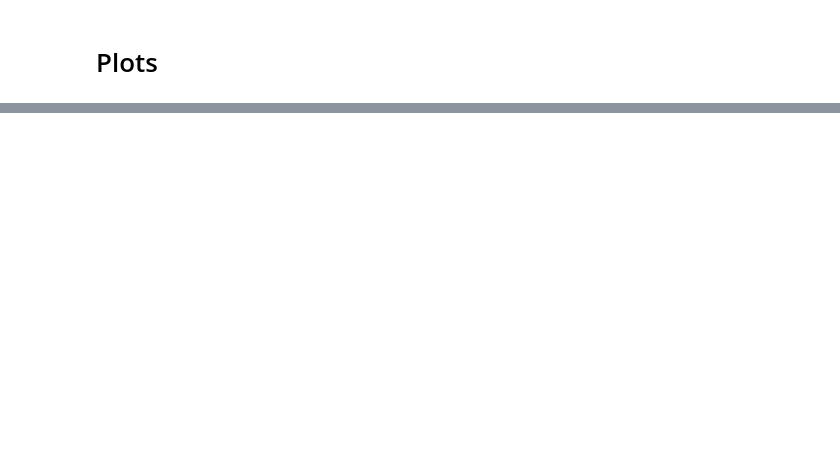
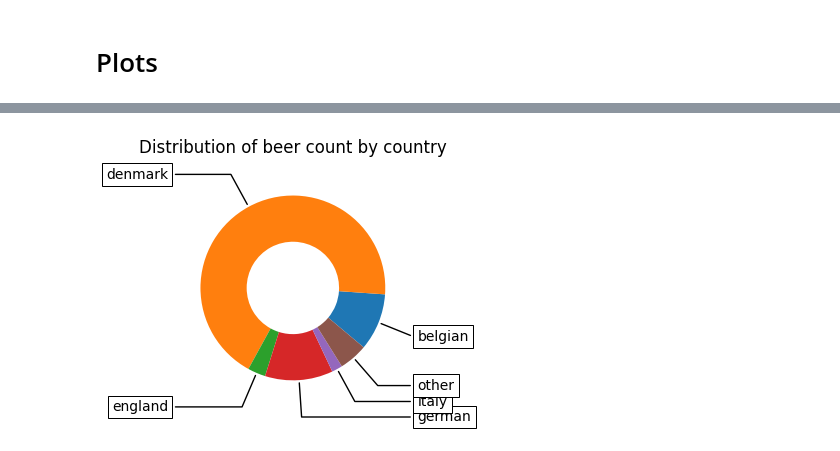
Before and after one commit to Husted42/theDrunkRepository, a Jupyter notebook: plots.ipynb, the cells around one changed output, grey strips where cells are left out. Cells and saved outputs as stored; diff of their text form; code cells hidden in the pictures; blank space fills up the shorter version.

```diff
--- a/plots.ipynb
+++ b/plots.ipynb
@@ -36,0 +85,32 @@ print(avgByCoun())
+# %%
+def donoutChart():
+    fig, ax = plt.subplots(figsize=(6, 3), subplot_kw=dict(aspect="equal"))
+    data = df.copy(deep=True)
+    data = data['Country'].value_counts().reset_index()
+    data = data.sort_values(by=['count'], ascending=False)
+    data.loc[data['count'] < 3, 'Country'] = "other"
+    data = data.groupby(['Country'])['count'].sum().reset_index()
+    labels = list(data.pop('Country'))
+    count = list(data.pop('count'))
+    wedges, texts = ax.pie(count, wedgeprops=dict(width=0.5), startangle=-40)
+
+    bbox_props = dict(boxstyle="square,pad=0.3", fc="w", ec="k", lw=0.72)
+    kw = dict(arrowprops=dict(arrowstyle="-"),
+        bbox=bbox_props, zorder=0, va="center")
+
+    for i, p in enumerate(wedges):
+        ang = (p.theta2 - p.theta1)/2. + p.theta1
+        y = np.sin(np.deg2rad(ang))
+        x = np.cos(np.deg2rad(ang))
+        horizontalalignment = {-1: "right", 1: "left"}[int(np.sign(x))]
+        connectionstyle = f"angle,angleA=0,angleB={ang}"
+        kw["arrowprops"].update({"connectionstyle": connectionstyle})
+        ax.annotate(labels[i], xy=(x, y), xytext=(1.35*np.sign(x), 1.4*y),
+            horizontalalignment=horizontalalignment, **kw)
+
+    ax.set_title("Distribution of beer count by country", y=1.05)
+    plt.show()
+
+donoutChart()
+# %% [output]
+[figure, added]
```
Also changed, not shown: parts of 3 cells of this notebook, 4 other files.
